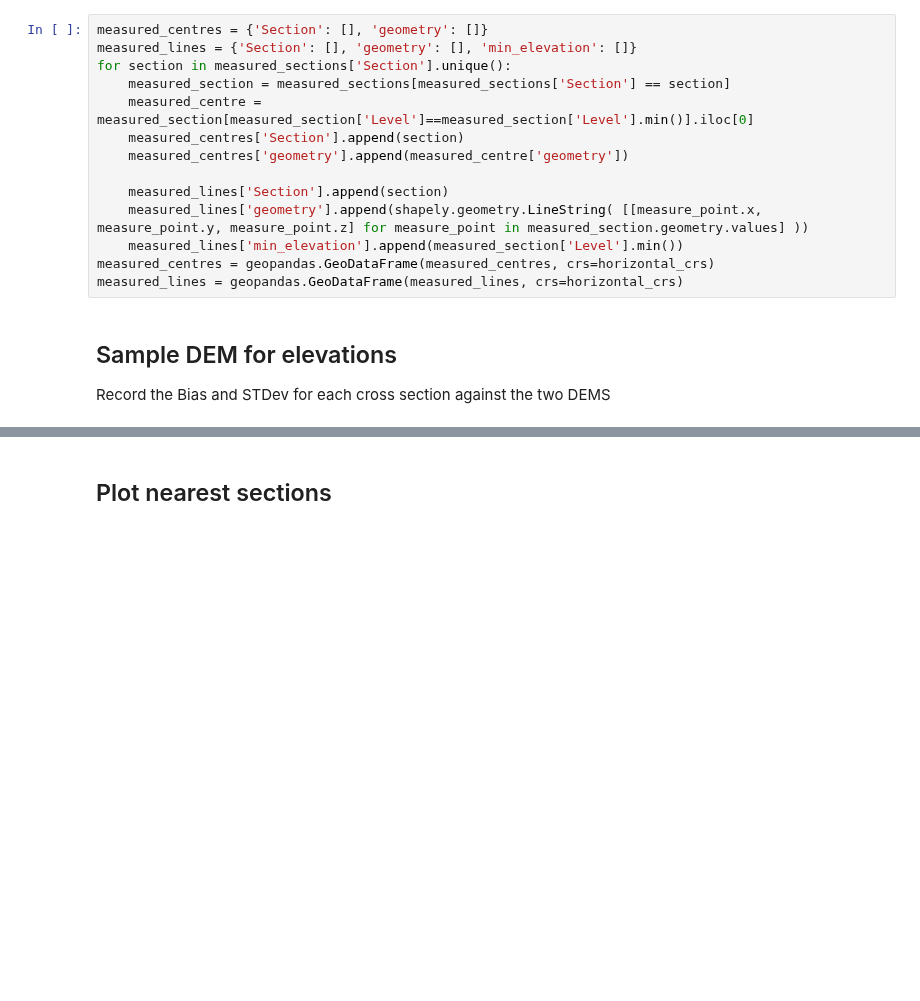
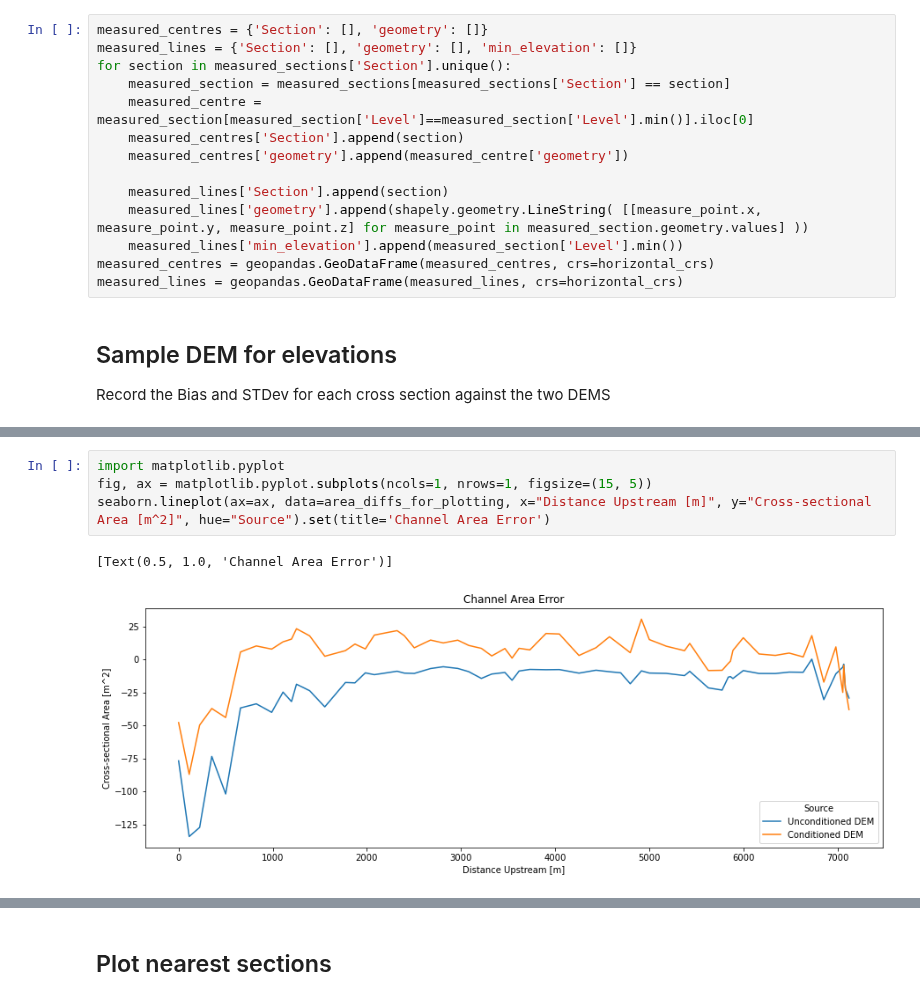
Before and after one commit to rosepearson/Hydrologic-DEMs-scripts, a Jupyter notebook: jupyter_notebooks/river_bathymetry/waikanae_paper_plots.ipynb, the cells around one changed output, grey strips where cells are left out. Drawn from its saved outputs; the diff is of its cells as text; blank space fills up the shorter version.

```diff
--- a/jupyter_notebooks/river_bathymetry/waikanae_paper_plots.ipynb
+++ b/jupyter_notebooks/river_bathymetry/waikanae_paper_plots.ipynb
@@ -203,0 +237,7 @@ ax.spines['bottom'].set_position('zero')
+# %%
+import matplotlib.pyplot
+fig, ax = matplotlib.pyplot.subplots(ncols=1, nrows=1, figsize=(15, 5))
+seaborn.lineplot(ax=ax, data=area_diffs_for_plotting, x="Distance Upstream [m]", y="Cross-sectional Area [m^2]", hue="Source").set(title='Channel Area Error')
+# %% [output]
+[Text(0.5, 1.0, 'Channel Area Error')]
+[figure, added]
```
Also changed, not shown: parts of 48 cells of this notebook.
